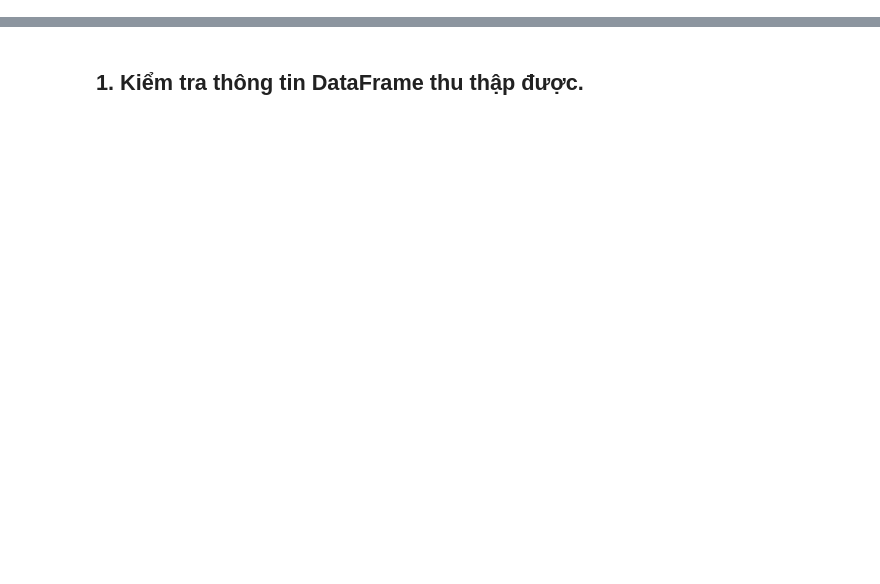
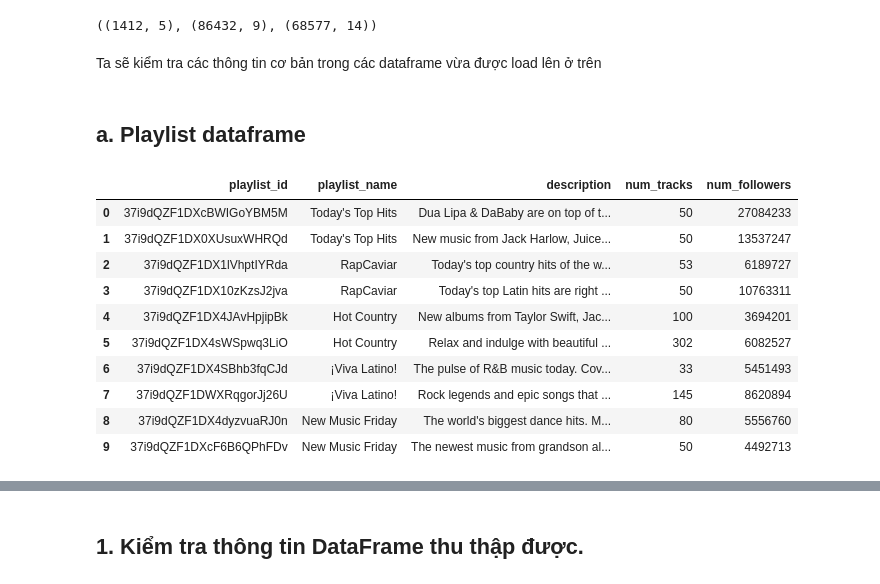
Before and after one commit to ndkhanh360/playlist_continuation, a Jupyter notebook: source/notebook/EDA.ipynb, the cells around one changed output, grey strips where cells are left out. Cells and saved outputs as stored; diff of their text form; code cells hidden in the pictures; blank space fills up the shorter version.

```diff
--- a/source/notebook/EDA.ipynb
+++ b/source/notebook/EDA.ipynb
@@ -29,0 +36,23 @@ pd_playlists = pd_playlists.fillna('None')
+# %%
+# print shape of these playlists
+pd_playlists.shape, pd_tracks.shape, pd_audio_feats.shape
+# %% [output]
+((1412, 5), (86432, 9), (68577, 14))
+# %% [markdown]
+Ta sẽ kiểm tra các thông tin cơ bản trong các dataframe vừa được load lên ở trên
+# %% [markdown]
+## a. Playlist dataframe
+# %%
+pd_playlists.head(10)
+# %% [output]
+|  | playlist_id | playlist_name | description | num_tracks | num_followers |
+| 0 | 37i9dQZF1DXcBWIGoYBM5M | Today's Top Hits | Dua Lipa & DaBaby are on top of t... | 50 | 27084233 |
+| 1 | 37i9dQZF1DX0XUsuxWHRQd | Today's Top Hits | New music from Jack Harlow, Juice... | 50 | 13537247 |
+| 2 | 37i9dQZF1DX1lVhptIYRda | RapCaviar | Today's top country hits of the w... | 53 | 6189727 |
+| 3 | 37i9dQZF1DX10zKzsJ2jva | RapCaviar | Today's top Latin hits are right ... | 50 | 10763311 |
+| 4 | 37i9dQZF1DX4JAvHpjipBk | Hot Country | New albums from Taylor Swift, Jac... | 100 | 3694201 |
+| 5 | 37i9dQZF1DX4sWSpwq3LiO | Hot Country | Relax and indulge with beautiful ... | 302 | 6082527 |
+| 6 | 37i9dQZF1DX4SBhb3fqCJd | ¡Viva Latino! | The pulse of R&B music today. Cov... | 33 | 5451493 |
+| 7 | 37i9dQZF1DWXRqgorJj26U | ¡Viva Latino! | Rock legends and epic songs that ... | 145 | 8620894 |
+| 8 | 37i9dQZF1DX4dyzvuaRJ0n | New Music Friday | The world's biggest dance hits. M... | 80 | 5556760 |
+| 9 | 37i9dQZF1DXcF6B6QPhFDv | New Music Friday | The newest music from grandson al... | 50 | 4492713 |
```
Also changed, not shown: parts of 43 cells of this notebook.
